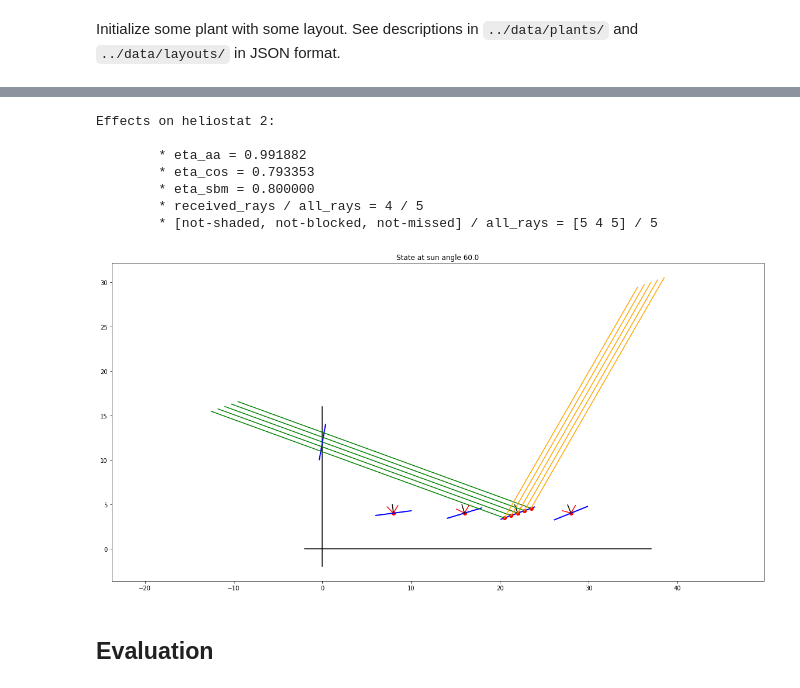
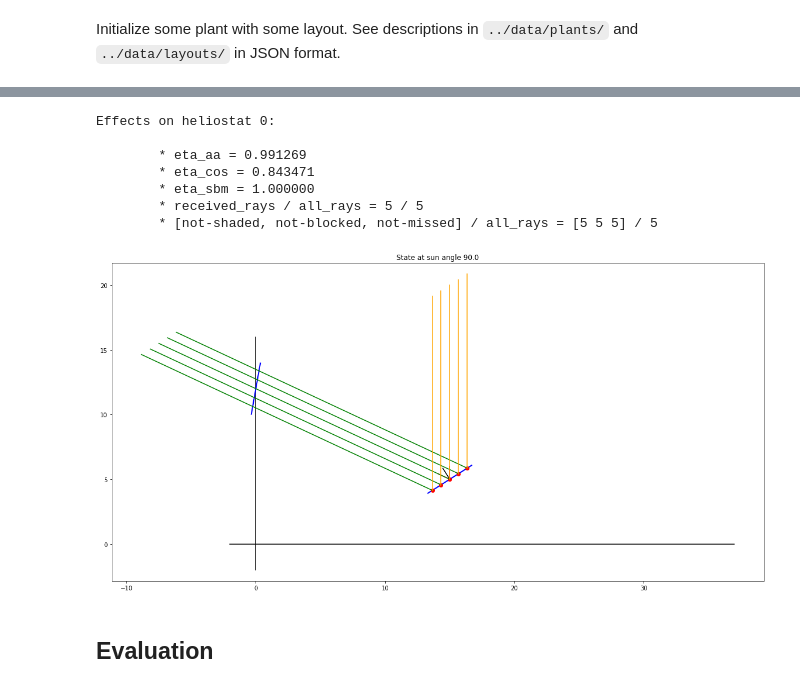
Before and after one commit to markolalovic/math-mods-camp, a Jupyter notebook: notebooks/Toy-Model.ipynb, the cells around one changed output, grey strips where cells are left out. Saved outputs shown, nothing was run; the diff lists cells and outputs as text; code cells hidden in the pictures.

```diff
--- a/notebooks/Toy-Model.ipynb
+++ b/notebooks/Toy-Model.ipynb
@@ -66,18 +60,16 @@ plant.draw()
 # %%
-state = State(plant, sun_angle=np.radians(60))
-effects = state.get_effects(i=2, verbose=True)
+state = State(plant, sun_angle=np.radians(90))
+effects = state.get_effects(i=0, verbose=True)
+state.draw(i=0)
 # %% [output]
-Effects on heliostat 2:
+Effects on heliostat 0:
 
-        * eta_aa = 0.991882
-        * eta_cos = 0.793353
-        * eta_sbm = 0.800000
-        * received_rays / all_rays = 4 / 5
-        * [not-shaded, not-blocked, not-missed] / all_rays = [5 4 5] / 5
+        * eta_aa = 0.991269
+        * eta_cos = 0.843471
+        * eta_sbm = 1.000000
+        * received_rays / all_rays = 5 / 5
+        * [not-shaded, not-blocked, not-missed] / all_rays = [5 5 5] / 5
+[figure, added]
-# %%
-state.draw(i=2)
-# %% [output]
-[figure, removed]
 # %% [markdown]
 ## Evaluation
 # %%
```
Also changed, not shown: parts of 7 cells of this notebook, 23 other files.
